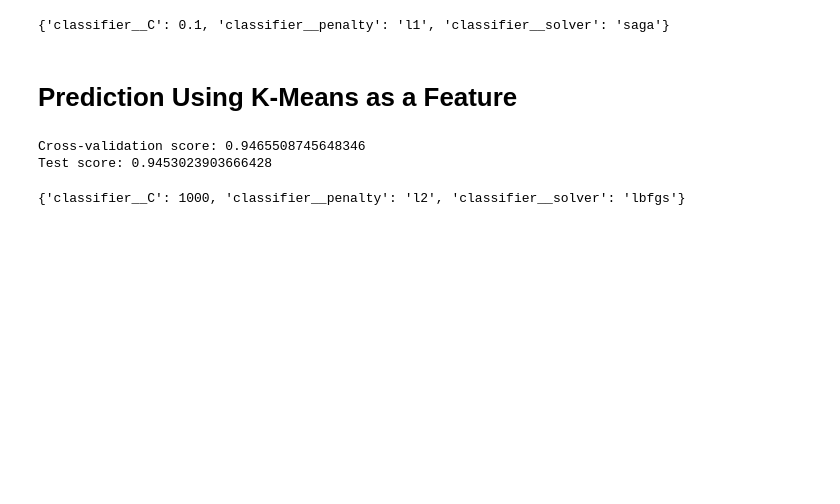
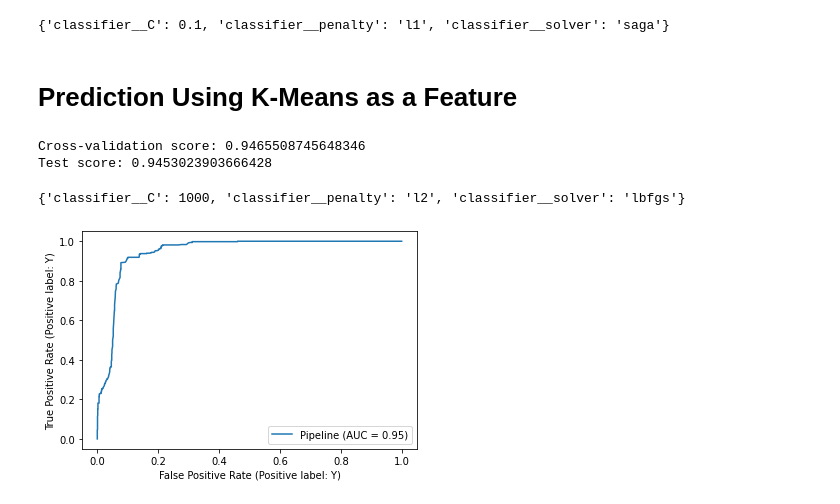
Before and after one commit to bSharpCyclist/MSDS-7333-QTW, a Jupyter notebook: Dan_C3.ipynb, the cells around one changed output. Saved outputs shown, nothing was run; the diff lists cells and outputs as text; code cells hidden in the pictures; blank space fills up the shorter version.

```diff
--- a/Dan_C3.ipynb
+++ b/Dan_C3.ipynb
@@ -340,11 +340,11 @@ for k in range(1, 20):
 # %%
-import matplotlib.pyplot as plt
+# import matplotlib.pyplot as plt
 
 
-plt.style.use("fivethirtyeight")
-plt.figure(figsize=(12,6))
-plt.plot(range(1, 20), scores)
-plt.xticks(range(1, 20))
-plt.xlabel("Number of Clusters")
-plt.ylabel("SSE")
-plt.show()
+# plt.style.use("fivethirtyeight")
+# plt.figure(figsize=(12,6))
+# plt.plot(range(1, 20), scores)
+# plt.xticks(range(1, 20))
+# plt.xlabel("Number of Clusters")
+# plt.ylabel("SSE")
+# plt.show()
@@ -544,3 +542,9 @@ Test score: 0.9453023903666428
 print(grid_search.best_params_)
 # %% [output]
 {'classifier__C': 1000, 'classifier__penalty': 'l2', 'classifier__solver': 'lbfgs'}
+# %%
+from sklearn.metrics import RocCurveDisplay
+
+disp = RocCurveDisplay.from_estimator(grid_search.best_estimator_, X_test, y_test)
+# %% [output]
+[figure, added]
```
Also changed, not shown: parts of 4 cells of this notebook.
